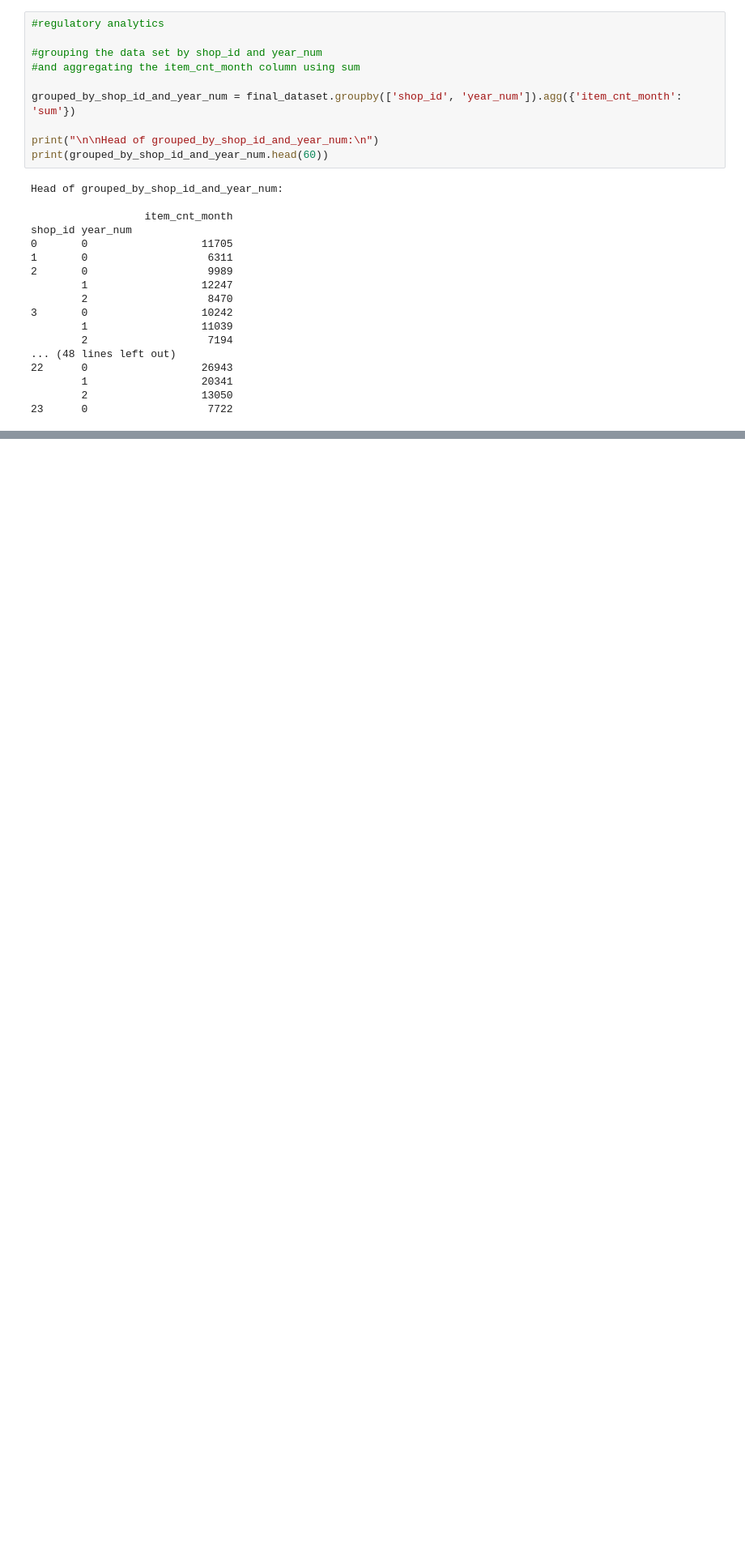
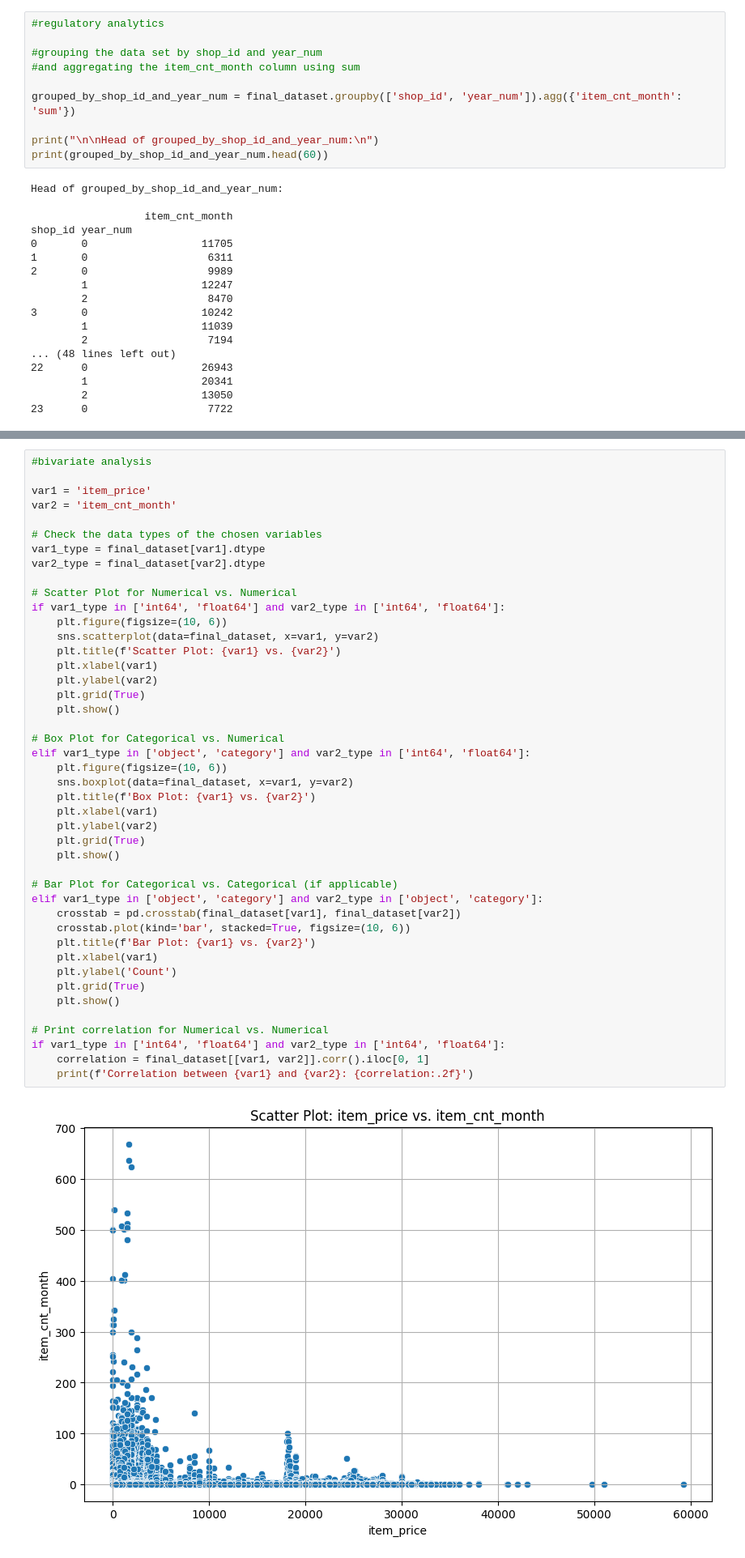
Before and after one commit to Rumeasiyan/sales-forecasting-machine-learning, a Jupyter notebook: sales-forecasting.ipynb, the cells around one changed output, grey strips where cells are left out. Shown at 81% size. Drawn from its saved outputs; the diff is of its cells as text; blank space fills up the shorter version.

```diff
--- a/sales-forecasting.ipynb
+++ b/sales-forecasting.ipynb
@@ -1184,0 +1239,46 @@ shop_id year_num
+# %%
+#bivariate analysis
+
+var1 = 'item_price'
+var2 = 'item_cnt_month'
+
+# Check the data types of the chosen variables
+var1_type = final_dataset[var1].dtype
+var2_type = final_dataset[var2].dtype
+
+# Scatter Plot for Numerical vs. Numerical
+if var1_type in ['int64', 'float64'] and var2_type in ['int64', 'float64']:
+    plt.figure(figsize=(10, 6))
+    sns.scatterplot(data=final_dataset, x=var1, y=var2)
+    plt.title(f'Scatter Plot: {var1} vs. {var2}')
+    plt.xlabel(var1)
+    plt.ylabel(var2)
+    plt.grid(True)
+    plt.show()
+
+# Box Plot for Categorical vs. Numerical
+elif var1_type in ['object', 'category'] and var2_type in ['int64', 'float64']:
+    plt.figure(figsize=(10, 6))
+    sns.boxplot(data=final_dataset, x=var1, y=var2)
+    plt.title(f'Box Plot: {var1} vs. {var2}')
+    plt.xlabel(var1)
+    plt.ylabel(var2)
+    plt.grid(True)
+    plt.show()
+
+# Bar Plot for Categorical vs. Categorical (if applicable)
+elif var1_type in ['object', 'category'] and var2_type in ['object', 'category']:
+    crosstab = pd.crosstab(final_dataset[var1], final_dataset[var2])
+    crosstab.plot(kind='bar', stacked=True, figsize=(10, 6))
+    plt.title(f'Bar Plot: {var1} vs. {var2}')
+    plt.xlabel(var1)
+    plt.ylabel('Count')
+    plt.grid(True)
+    plt.show()
+
+# Print correlation for Numerical vs. Numerical
+if var1_type in ['int64', 'float64'] and var2_type in ['int64', 'float64']:
+    correlation = final_dataset[[var1, var2]].corr().iloc[0, 1]
+    print(f'Correlation between {var1} and {var2}: {correlation:.2f}')
+# %% [output]
+[figure, added]
```
Also changed, not shown: parts of 49 cells of this notebook.
